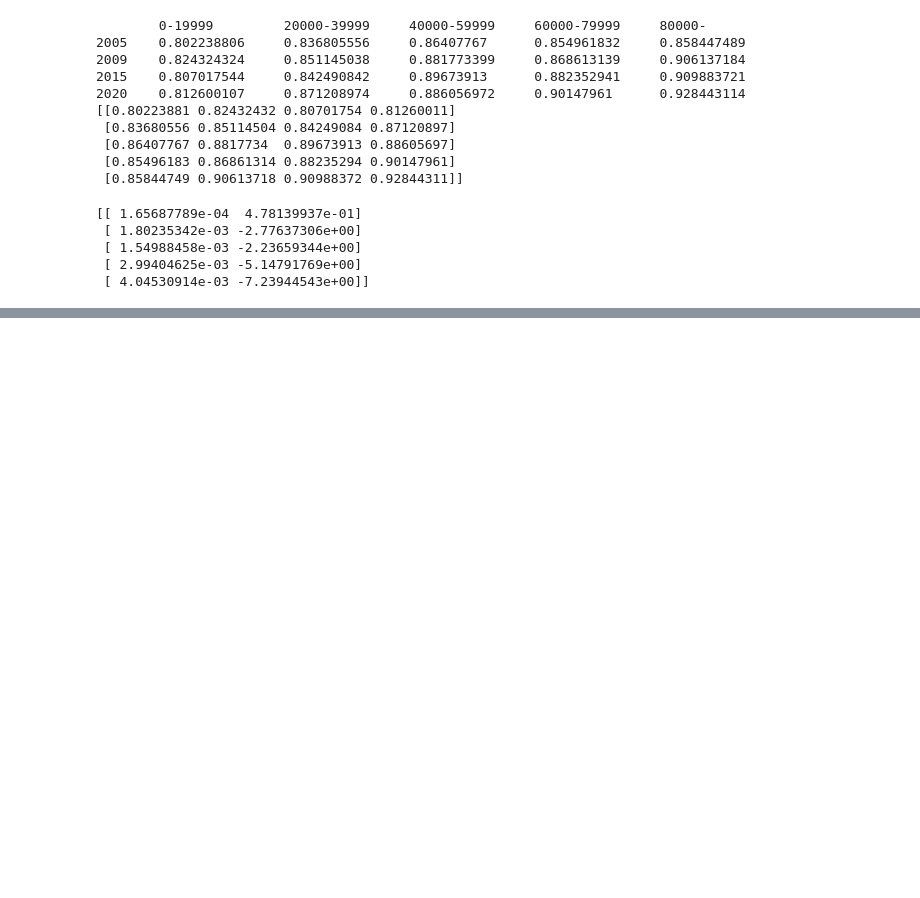
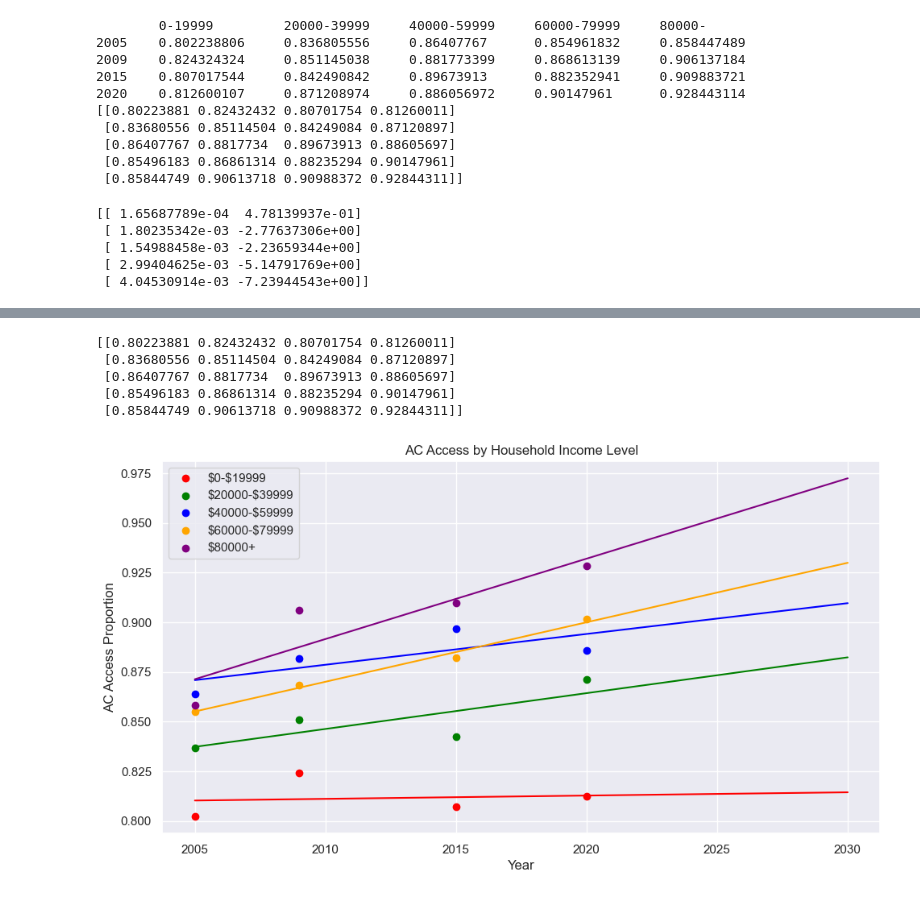
Before and after one commit to nmadev/HVACEnergyConsumptionForecasting, a Jupyter notebook: AC_Access.ipynb, the cells around one changed output, grey strips where cells are left out. Drawn from its saved outputs; the diff is of its cells as text; code cells hidden in the pictures; blank space fills up the shorter version.

```diff
--- a/AC_Access.ipynb
+++ b/AC_Access.ipynb
@@ -128,3 +130,27 @@ for i in range(5):
 file_path = open('./final_datasets/AC_Access/fits.pkl', 'wb')
 pkl.dump(fits, file_path)
 file_path.close()
+# %%
+print(AC_props)
+income_bracket_labels = ['\$0-\$19999', '\$20000-\$39999', '\$40000-\$59999', '\$60000-\$79999', '\$80000+']
+years = [2005, 2009, 2015, 2020]
+colors = ['red', 'green', 'blue', 'orange', 'purple']
+x = np.arange(2005, 2031, 1)
+fig, ax = plt.subplots(nrows=1, ncols=1)
+# ax.set_facecolor('white')
+for i in range(5):
+    ax.scatter(years, AC_props[i], color=colors[i], label=income_bracket_labels[i])
+    ax.plot(x, fits[i][0] * x + fits[i][1], color=colors[i])
+
+ax.set_xlabel('Year')
+ax.set_ylabel('AC Access Proportion')
+ax.set_title('AC Access by Household Income Level')
+ax.legend()
+plt.savefig('./final_figures/MISC_figures/ACAccess.png', dpi=200, bbox_inches='tight')
+# %% [output]
+[[0.80223881 0.82432432 0.80701754 0.81260011]
+ [0.83680556 0.85114504 0.84249084 0.87120897]
+ [0.86407767 0.8817734  0.89673913 0.88605697]
+ [0.85496183 0.86861314 0.88235294 0.90147961]
+ [0.85844749 0.90613718 0.90988372 0.92844311]]
+[figure, added]
```
Also changed, not shown: parts of 4 cells of this notebook, 14 other files.
